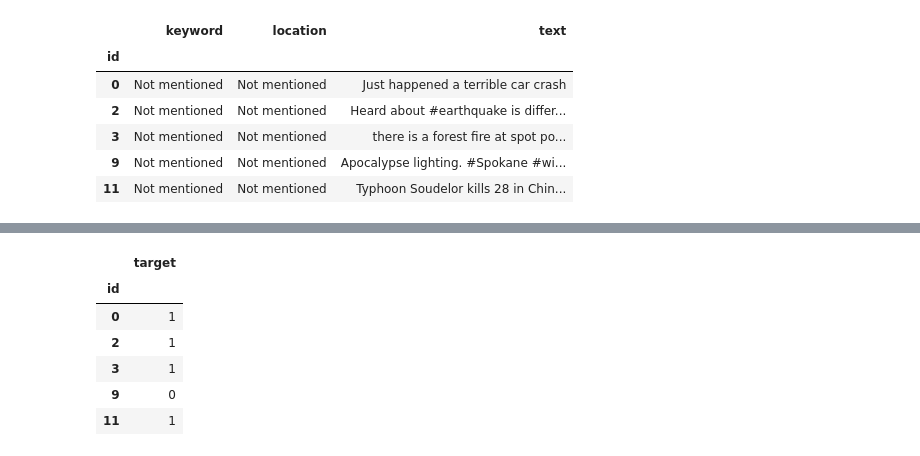
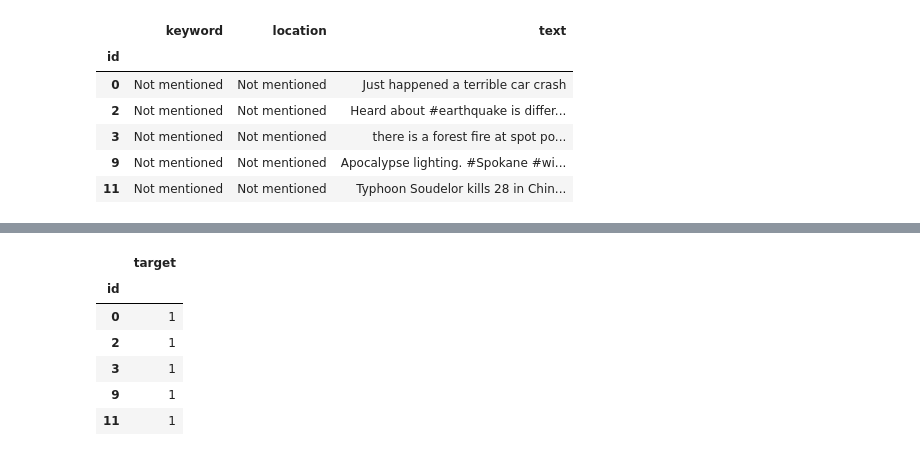
Before and after one commit to SmilesTigeR/statistical-analysis, a Jupyter notebook: Notebook/Disaster/Disaster_1.ipynb, the cells around one changed output, grey strips where cells are left out. Cells and saved outputs as stored; diff of their text form; code cells hidden in the pictures.

```diff
--- a/Notebook/Disaster/Disaster_1.ipynb
+++ b/Notebook/Disaster/Disaster_1.ipynb
@@ -511,3 +513,6 @@ plt.show()
 # Prediction
 # %%
 bow = CountVectorizer(ngram_range = (1, 2)).fit(data_rescale['text'])
+# %%
+data_rescale = add_dummy(data_rescale, onehot)
+data_rescale.head()
@@ -604,14 +663,14 @@ predict.head()
 # %%
 sample = pd.DataFrame(index = predict.index)
-sample['target'] = [1 if prob >= 0.403 else 0 for prob in logit.predict_proba(predict[features])[:, 1]]
+sample['target'] = [1 if prob >= 0.546 else 0 for prob in mnb_logit.predict_proba(predict[features_logit])[:, 1]]
 sample.head()
 # %% [output]
 |  | target |
 | id |  |
 | 0 | 1 |
 | 2 | 1 |
 | 3 | 1 |
-| 9 | 0 |
+| 9 | 1 |
 | 11 | 1 |
 # %%
 sample.to_csv('../../data/Disaster/submission.csv')
```
Also changed, not shown: parts of 45 cells of this notebook, 1 other file.
